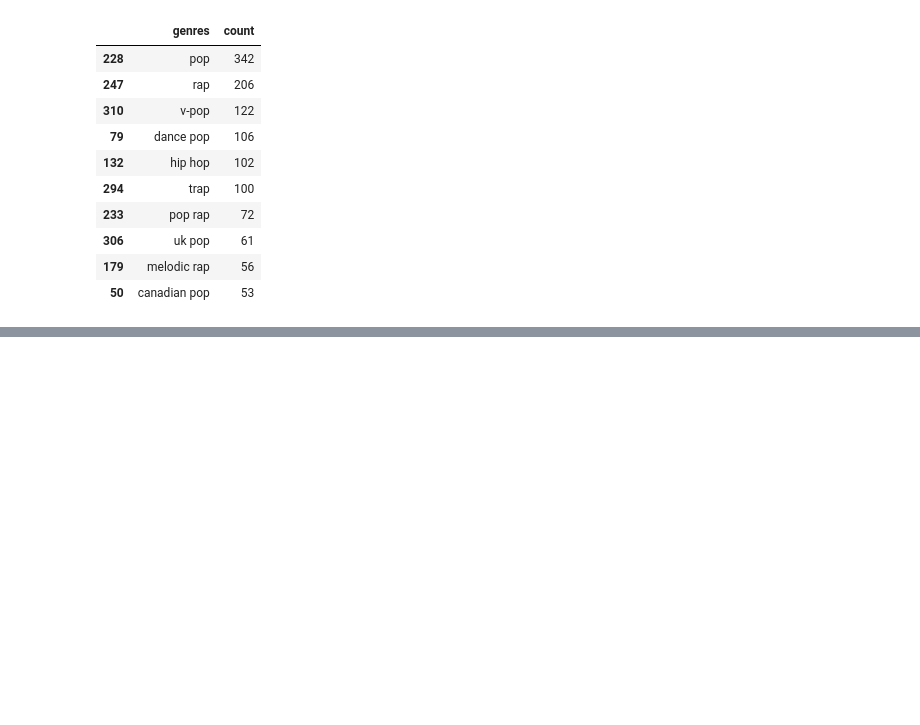
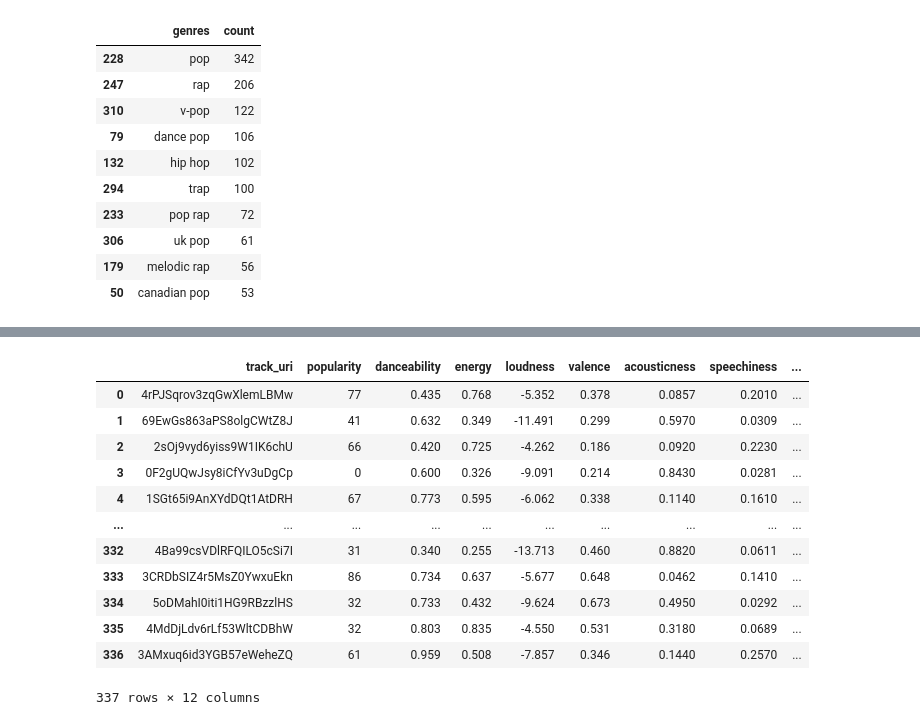
Before and after one commit to lphan1812/spotify-project, a Jupyter notebook: Spotify_project.ipynb, the cells around one changed output, grey strips where cells are left out. Saved outputs shown, nothing was run; the diff lists cells and outputs as text; code cells hidden in the pictures; blank space fills up the shorter version.

```diff
--- a/Spotify_project.ipynb
+++ b/Spotify_project.ipynb
@@ -533,0 +536,7 @@ fig.show()
+# %%
+# convert dictionary into dataframe with track_uri as the first column
+df_features_genres = pd.DataFrame.from_dict(feature_dict, orient='index')
+df_features_genres.insert(0, 'track_uri', df_features_genres.index)
+df_features_genres.reset_index(inplace=True, drop=True)
+
+df_features_genres.head()
@@ -533,0 +550,16 @@ fig.show()
+# %%
+df_features_genres
+# %% [output]
+|  | track_uri | popularity | danceability | energy | loudness | valence | acousticness | speechiness | ... |
+| 0 | 4rPJSqrov3zqGwXlemLBMw | 77 | 0.435 | 0.768 | -5.352 | 0.378 | 0.0857 | 0.2010 | ... |
+| 1 | 69EwGs863aPS8olgCWtZ8J | 41 | 0.632 | 0.349 | -11.491 | 0.299 | 0.5970 | 0.0309 | ... |
+| 2 | 2sOj9vyd6yiss9W1IK6chU | 66 | 0.420 | 0.725 | -4.262 | 0.186 | 0.0920 | 0.2230 | ... |
+| 3 | 0F2gUQwJsy8iCfYv3uDgCp | 0 | 0.600 | 0.326 | -9.091 | 0.214 | 0.8430 | 0.0281 | ... |
+| 4 | 1SGt65i9AnXYdDQt1AtDRH | 67 | 0.773 | 0.595 | -6.062 | 0.338 | 0.1140 | 0.1610 | ... |
+| ... | ... | ... | ... | ... | ... | ... | ... | ... | ... |
+| 332 | 4Ba99csVDlRFQILO5cSi7I | 31 | 0.340 | 0.255 | -13.713 | 0.460 | 0.8820 | 0.0611 | ... |
+| 333 | 3CRDbSIZ4r5MsZ0YwxuEkn | 86 | 0.734 | 0.637 | -5.677 | 0.648 | 0.0462 | 0.1410 | ... |
+| 334 | 5oDMahI0iti1HG9RBzzlHS | 32 | 0.733 | 0.432 | -9.624 | 0.673 | 0.4950 | 0.0292 | ... |
+| 335 | 4MdDjLdv6rLf53WltCDBhW | 32 | 0.803 | 0.835 | -4.550 | 0.531 | 0.3180 | 0.0689 | ... |
+| 336 | 3AMxuq6id3YGB57eWeheZQ | 61 | 0.959 | 0.508 | -7.857 | 0.346 | 0.1440 | 0.2570 | ... |
+337 rows × 12 columns
```
Also changed, not shown: parts of 20 cells of this notebook, 2 other files.
